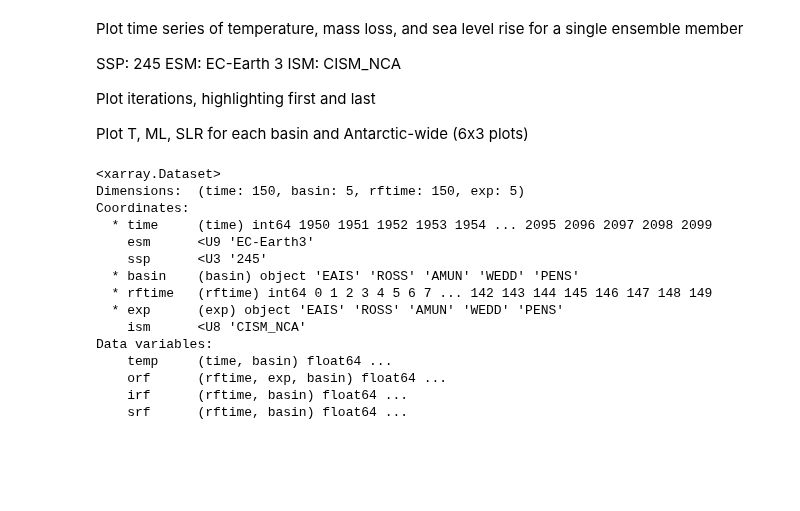
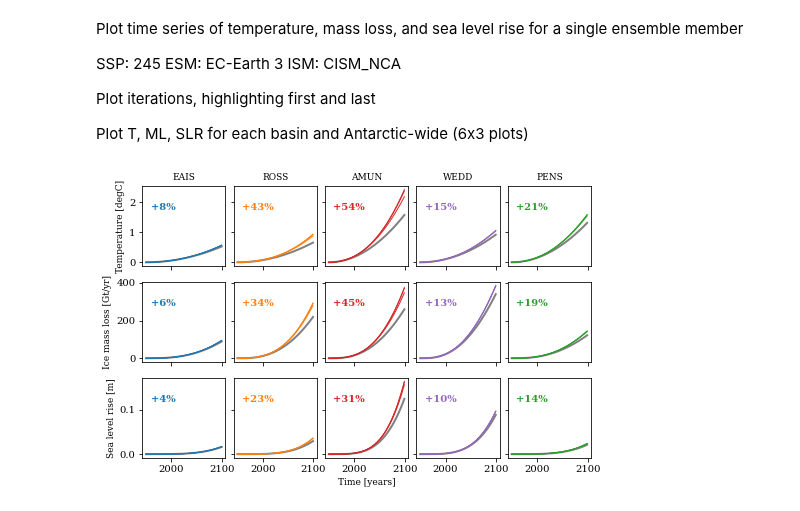
Before and after one commit to erwinlambert/feedback, a Jupyter notebook: notebooks/Draftplot_single_ensemble.ipynb, the cells around one changed output. Drawn from its saved outputs; the diff is of its cells as text; code cells hidden in the pictures; blank space fills up the shorter version.

```diff
--- a/notebooks/Draftplot_single_ensemble.ipynb
+++ b/notebooks/Draftplot_single_ensemble.ipynb
@@ -16,21 +20,4 @@ import matplotlib.pyplot as plt
 # %%
 ds = xr.open_dataset('../data/dummy.nc')
-ds = ds.sel(ism='CISM_NCA',esm='EC-Earth3',ssp='245')
+#ds = ds.sel(ism='CISM_NCA',esm='EC-Earth3',ssp='245')
 ds = ds.isel(exp=slice(0,5))
-ds
-# %% [output]
-<xarray.Dataset>
-Dimensions:  (time: 150, basin: 5, rftime: 150, exp: 5)
-Coordinates:
-  * time     (time) int64 1950 1951 1952 1953 1954 ... 2095 2096 2097 2098 2099
-    esm      <U9 'EC-Earth3'
-    ssp      <U3 '245'
-  * basin    (basin) object 'EAIS' 'ROSS' 'AMUN' 'WEDD' 'PENS'
-  * rftime   (rftime) int64 0 1 2 3 4 5 6 7 ... 142 143 144 145 146 147 148 149
-  * exp      (exp) object 'EAIS' 'ROSS' 'AMUN' 'WEDD' 'PENS'
-    ism      <U8 'CISM_NCA'
-Data variables:
-    temp     (time, basin) float64 ...
-    orf      (rftime, exp, basin) float64 ...
-    irf      (rftime, basin) float64 ...
-    srf      (rftime, basin) float64 ...
@@ -106,37 +24,33 @@ def iterate(tmp,orf,irf,srf,niter=10):
 # %%
-TMP,IML,SLR = iterate(ds.temp,ds.orf,ds.irf,ds.srf,niter=20)
+TMP,IML,SLR = ut.iterate(ds,ism='CISM_NCA',esm='EC-Earth3',ssp='245',niter=4)
 # %%
-mpl.rcParams['lines.linewidth'] = 2.
-mpl.rcParams['font.family'] = 'serif'
-mpl.rcParams['axes.titlesize'] = 9
-mpl.rcParams['axes.labelsize'] = 9
-mpl.rcParams['legend.fontsize'] = 9
 mpl.rcParams['figure.subplot.wspace'] = .1
 mpl.rcParams['figure.subplot.left'] = .1
 mpl.rcParams['figure.subplot.right'] = .99
 mpl.rcParams['figure.figsize'] = (7,5)
-bcol = ['tab:blue','tab:orange','tab:red','tab:purple','tab:green']
 # %%
 fig,ax = plt.subplots(3,5,sharex=True,sharey='row')
 
 niter = TMP.shape[0]
 lws = np.ones(niter)
 lws[0] = 2
 #lws[-1] = 2
 
 for b,bas in enumerate(ds.basin.values):
     for v,var in enumerate([TMP,IML,SLR]):
         dax = ax[v,b]
         dax.plot(ds.time,var[0,:,b],c='.5',lw=lws[0])
         for n in range(1,niter):
-            dax.plot(ds.time,var[n,:,b],c=bcol[b],lw=lws[n])
-        dax.text(.1,.7,f"{100*(var[-1,-1,b]-var[0,-1,b])/var[0,-1,b]:+.0f}%",transform=dax.transAxes,weight='bold',c=bcol[b])
+            dax.plot(ds.time,var[n,:,b],c=ut.bcol[bas],lw=lws[n])
+        dax.text(.1,.7,f"{100*(var[-1,-1,b]-var[0,-1,b])/var[0,-1,b]:+.0f}%",transform=dax.transAxes,weight='bold',c=ut.bcol[bas])
 
     ax[0,b].set_title(bas)
 ax[-1,2].set_xlabel('Time [years]')
 ax[0,0].set_ylabel('Temperature [degC]')
 ax[1,0].set_ylabel('Ice mass loss [Gt/yr]')
 ax[2,0].set_ylabel('Sea level rise [m]')
 
 plt.savefig(f'../draftfigs/single_ensemble.png',dpi=450)
 plt.show()
+# %% [output]
+[figure, added]
```
Also changed, not shown: parts of 5 cells of this notebook, 14 other files.
